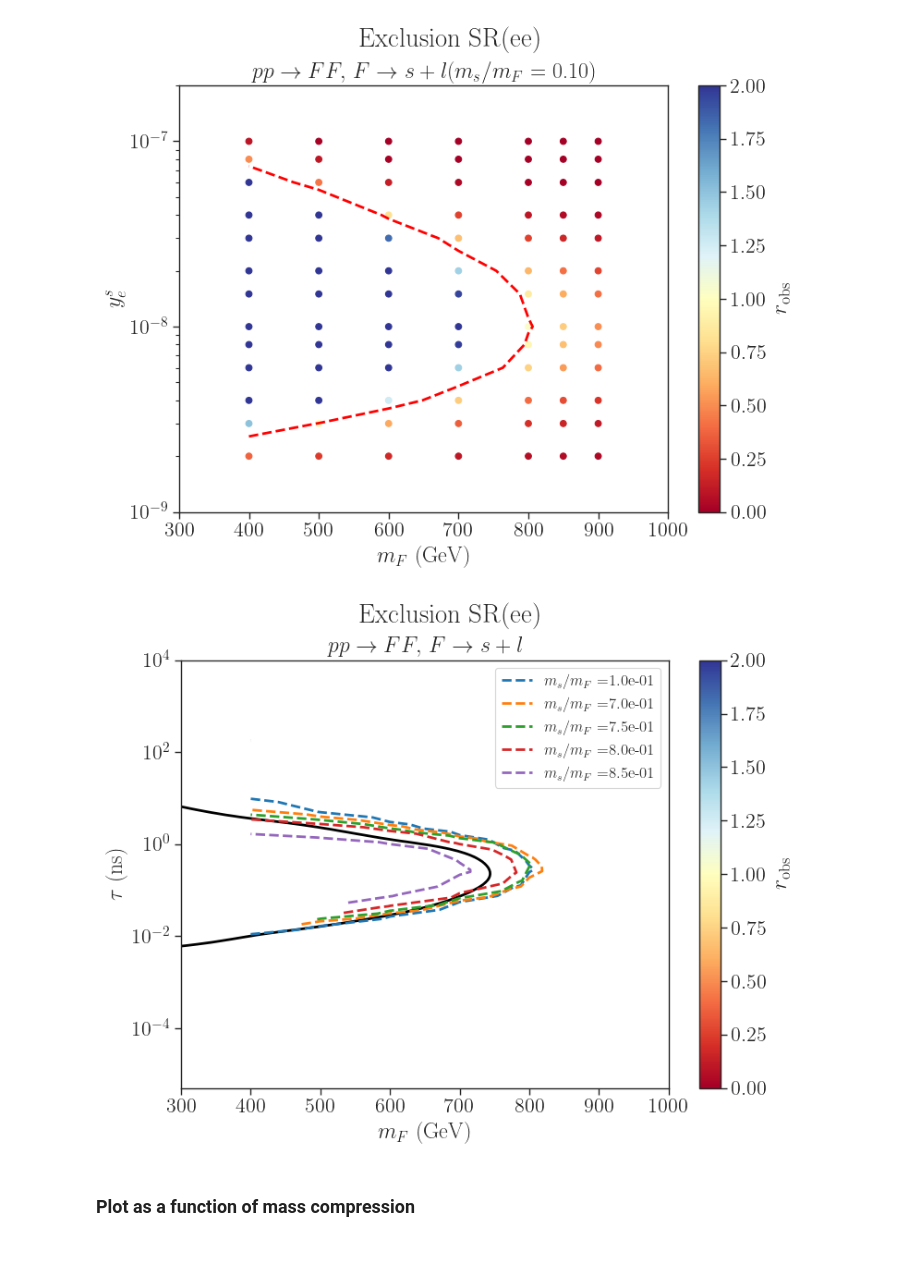
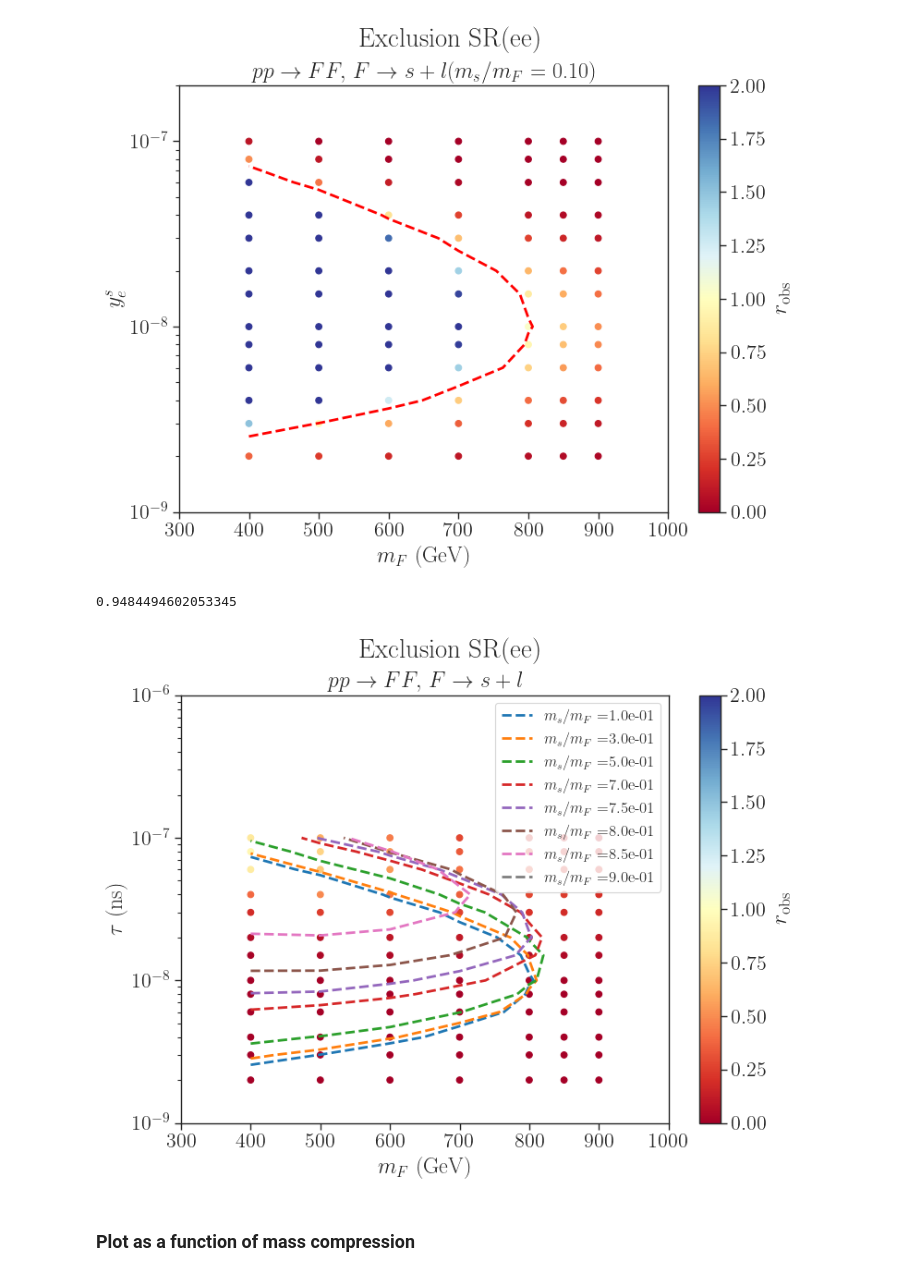
Before and after one commit to andlessa/LowTRHFIMP, a Jupyter notebook: ATLAS-SUSY-2018-14_displacedLeptons/plotEffs_HeHe.ipynb, the cells around one changed output. Saved outputs shown, nothing was run; the diff lists cells and outputs as text; code cells hidden in the pictures.

Commit message:
Adding more points for compressed spectrum

```diff
--- a/ATLAS-SUSY-2018-14_displacedLeptons/plotEffs_HeHe.ipynb
+++ b/ATLAS-SUSY-2018-14_displacedLeptons/plotEffs_HeHe.ipynb
@@ -199,52 +199,78 @@ plt.show()
 # %%
 fig,ax =plt.subplots(figsize=(8,6),nrows=1,ncols=1)
 
-atlas_line, = ax.plot(atlas_curve[:,0], atlas_curve[:,1], label='ATLAS observed limit',linewidth=2,c='black')
+# atlas_line, = ax.plot(atlas_curve[:,0], atlas_curve[:,1], label='ATLAS observed limit',linewidth=2,c='black')
 
 xDM_values = sorted((dfRecast['m5000022']/dfRecast['mLLP']).unique())
 color_map = plt.colormaps['tab10']
 recast_handles = []
 
 for i, xDM in enumerate(xDM_values):
     df = dfRecast[dfRecast['m5000022']/dfRecast['mLLP'] == xDM]
 
     x = df['mLLP']
-    y = df['tau0_ns']
+    # y = df['tau0_ns']
+    y = df['frblock_2']
     r = 1.0/df['muUL_observed']
     color = color_map(i % color_map.N)
+    if xDM == 0.9:
+        im = ax.scatter(x,y, c=r, cmap=cm, vmin=0, vmax=2)
+        print(max(r))
 
-    # Recast observed-like contour from r = 1
-    cont_r1 = ax.tricontour(
-        x.to_numpy(),
-        y.to_numpy(),
-        r.to_numpy(),
-        levels=[1.0],
-        colors=[color],
-        linewidths=2.0,
-        linestyles='--',
-        zorder=3
-        )
+
+    # # Recast observed-like contour from r = 1
+    # cont_r1 = ax.tricontour(
+    #     x.to_numpy(),
+    #     y.to_numpy(),
+    #     r.to_numpy(),
+    #     levels=[1.0],
+    #     colors=[color],
+    #     linewidths=2.0,
+    #     linestyles='--',
+    #     zorder=3
+    #     )
+    plot_df = pd.DataFrame({'x': x, 'y': y, 'r': r}).dropna()
+    plot_df = plot_df[plot_df['y'] > 0]
+
+    # Build a regular grid and contour on it to avoid degenerate triangulation in highly anisotropic axes
+    grid = plot_df.pivot_table(index='y', columns='x', values='r', aggfunc='mean').sort_index().sort_index(axis=1)
+    Xg, Yg = np.meshgrid(grid.columns.to_numpy(dtype=float), grid.index.to_numpy(dtype=float))
+    Rg = np.ma.masked_invalid(grid.to_numpy(dtype=float))
+
+    vals = Rg.compressed()
+    if vals.size > 0 and vals.min() <= 1.0 <= vals.max():
+        cont_r1 = ax.contour(
+            Xg,
+            Yg,
+            Rg,
+            levels=[1.0],
+            colors=[color],
+            linewidths=2.0,
+            linestyles='--',
+            zorder=3
+            )
     recast_proxy = Line2D([0], [0], color=color, linestyle='--',
                           linewidth=2.0, label=r'$m_{s}/m_{F} = $' + f'{xDM:1.1e}')
     recast_handles.append(recast_proxy)
 
 ax.set_yscale('log')
 ax.set_ylabel(r'$\tau$ (ns)')
 ax.set_xlabel(r'$m_{F}$ (GeV)')
 fig.colorbar(im, ax=ax, label=r'$r_{\rm obs}$')
 
 ax.set_title(title)
 ax.set_xlim(300.,1000.)
-ax.set_ylim(5e-6,1e4)
+ax.set_ylim(1e-9,1e-6)
 
 # Use proxy artists so contour styles/colors appear correctly in the legend
-ax.legend(handles=recast_handles,fontsize=12)
+ax.legend(handles=recast_handles,fontsize=12,loc='upper right')
 
 plt.tight_layout()
 plt.suptitle('Exclusion SR(ee)', y=1.02)
 plt.show()
 # %% [output]
+0.9484494602053345
-[figure, old version]
+[figure, new version]
 # %% [markdown]
 ### Plot as a function of mass compression
 # %%
```
Also changed, not shown: parts of 5 cells of this notebook, 1 other file.
